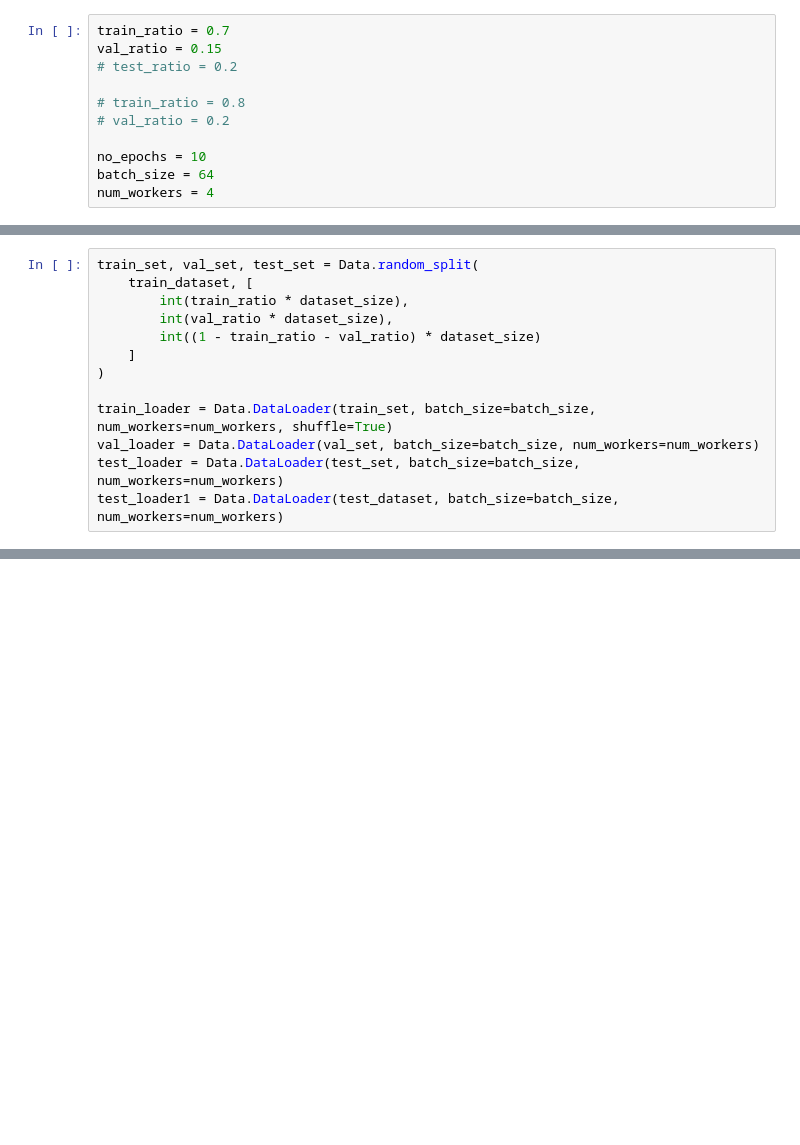
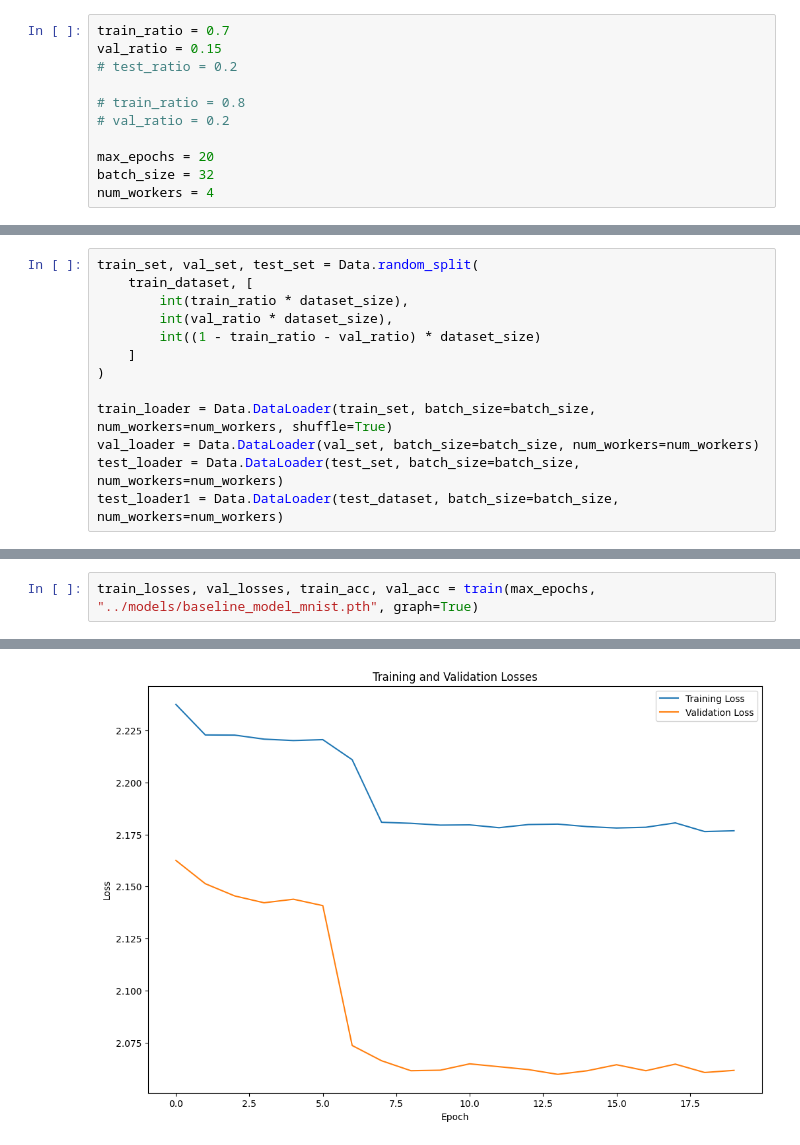
Before and after one commit to bhavberi/SMAI-Monsoon-23-24, a Jupyter notebook: 2021111013_assignment_3/4.ipynb, the cells around one changed output, grey strips where cells are left out. Saved outputs shown, nothing was run; the diff lists cells and outputs as text; blank space fills up the shorter version.

```diff
--- a/2021111013_assignment_3/4.ipynb
+++ b/2021111013_assignment_3/4.ipynb
@@ -16,8 +23,8 @@ val_ratio = 0.15
 # train_ratio = 0.8
 # val_ratio = 0.2
 
-no_epochs = 10
-batch_size = 64
+max_epochs = 20
+batch_size = 32
 num_workers = 4
 # %%
 device = torch.device("cuda:0" if torch.cuda.is_available() else "cpu")
@@ -248,0 +322,3 @@ def visualize_feature_maps(model, layer_name, input_image):
+# %%
+train_losses, val_losses, train_acc, val_acc = train(max_epochs, "../models/baseline_model_mnist.pth", graph=True)
+# %% [output]
@@ -248,0 +342 @@ def visualize_feature_maps(model, layer_name, input_image):
+[figure, added]
```
Also changed, not shown: parts of 22 cells of this notebook.
